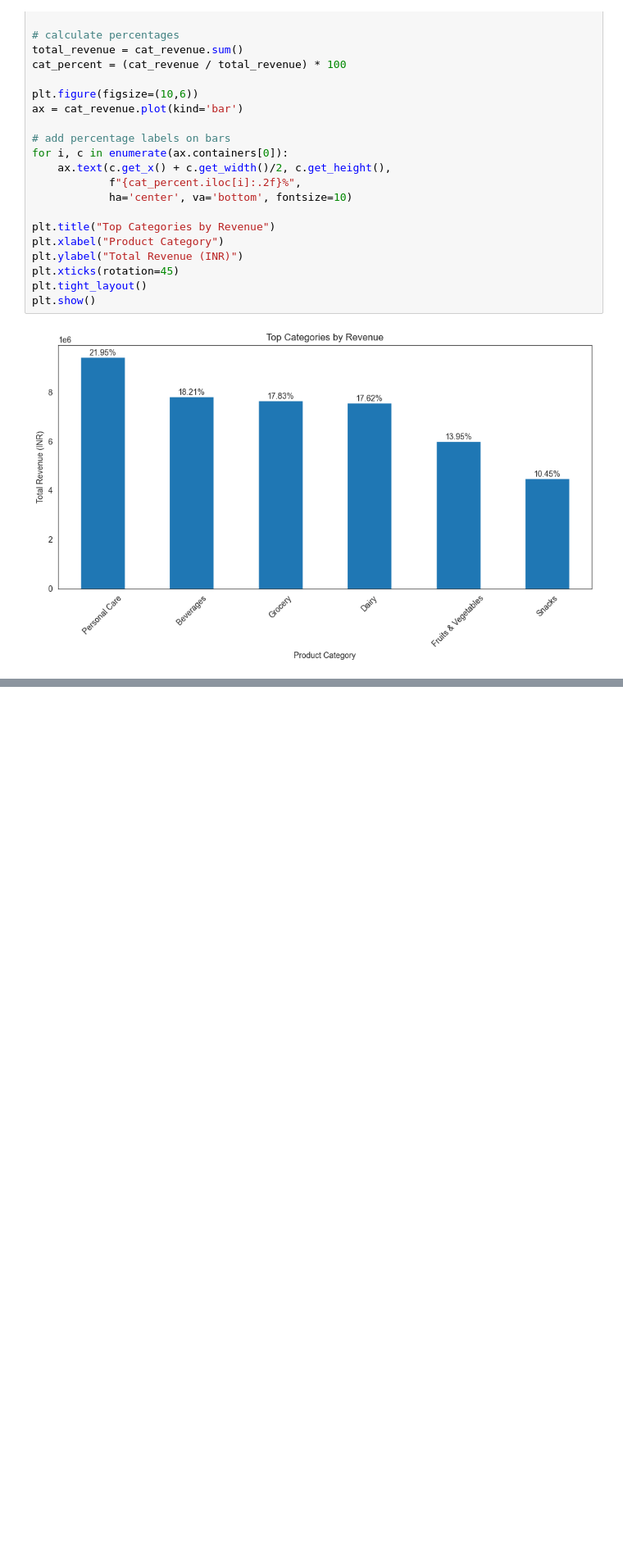
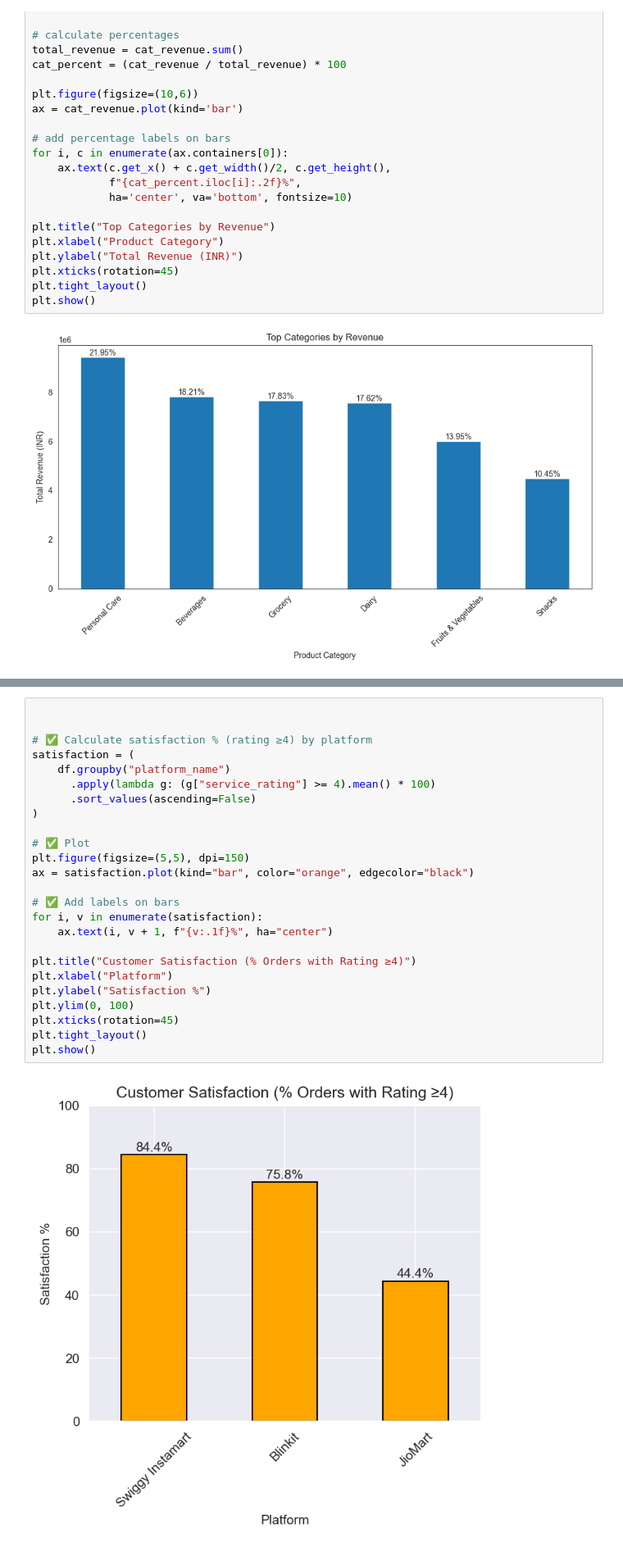
Before and after one commit to DanishShaikh18/Ecommerce-Delivery-Performance-Analysis, a Jupyter notebook: notebooks/Analysis.ipynb, the cells around one changed output, grey strips where cells are left out. Shown at 82% size. Saved outputs shown, nothing was run; the diff lists cells and outputs as text; blank space fills up the shorter version.

```diff
--- a/notebooks/Analysis.ipynb
+++ b/notebooks/Analysis.ipynb
@@ -728,0 +779,27 @@ plt.show()
+# %%
+
+
+# ✅ Calculate satisfaction % (rating ≥4) by platform
+satisfaction = (
+    df.groupby("platform_name")
+      .apply(lambda g: (g["service_rating"] >= 4).mean() * 100)
+      .sort_values(ascending=False)
+)
+
+# ✅ Plot
+plt.figure(figsize=(5,5), dpi=150)
+ax = satisfaction.plot(kind="bar", color="orange", edgecolor="black")
+
+# ✅ Add labels on bars
+for i, v in enumerate(satisfaction):
+    ax.text(i, v + 1, f"{v:.1f}%", ha="center")
+
+plt.title("Customer Satisfaction (% Orders with Rating ≥4)")
+plt.xlabel("Platform")
+plt.ylabel("Satisfaction %")
+plt.ylim(0, 100)
+plt.xticks(rotation=45)
+plt.tight_layout()
+plt.show()
+# %% [output]
+[figure, added]
```
Also changed, not shown: parts of 20 cells of this notebook, 1 other file.
